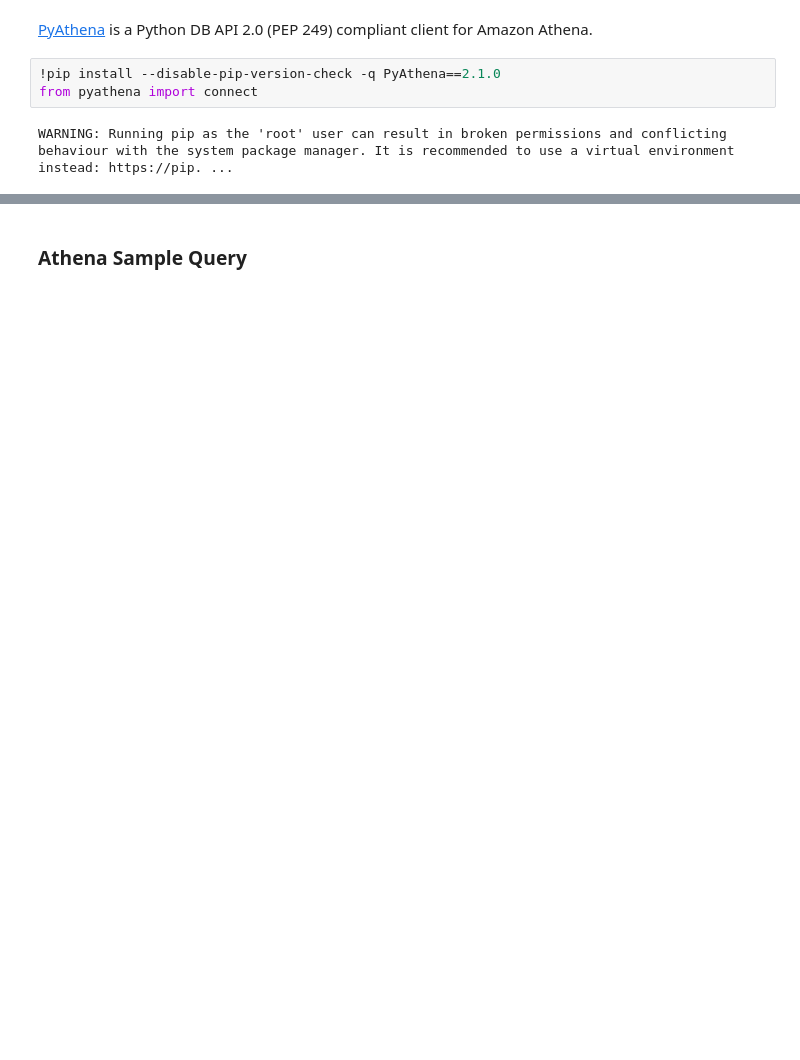
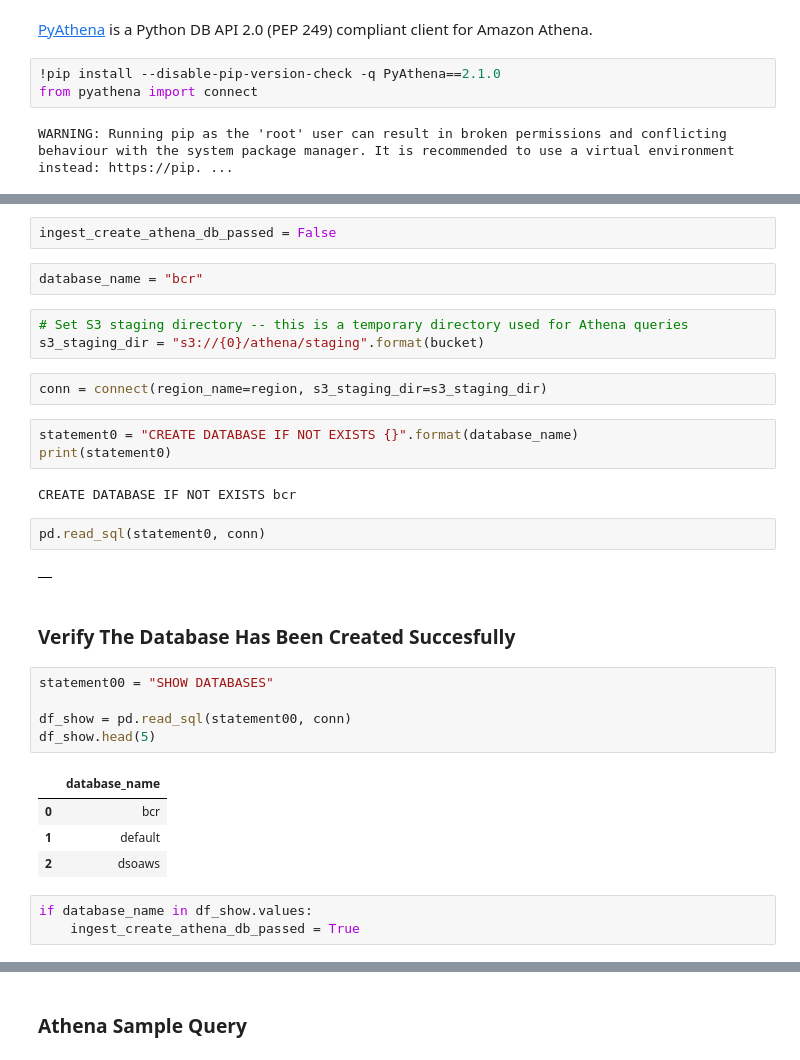
Before and after one commit to bearnest21/Identification-of-Acute-Myeloid-Leukemia-through-ML, a Jupyter notebook: ADS50801_Project_GR.ipynb, the cells around one changed output, grey strips where cells are left out. Cells and saved outputs as stored; diff of their text form; blank space fills up the shorter version.

```diff
--- a/ADS50801_Project_GR.ipynb
+++ b/ADS50801_Project_GR.ipynb
@@ -172,0 +142,33 @@ else:
+# %%
+ingest_create_athena_db_passed = False
+# %%
+database_name = "bcr"
+# %%
+# Set S3 staging directory -- this is a temporary directory used for Athena queries
+s3_staging_dir = "s3://{0}/athena/staging".format(bucket)
+# %%
+conn = connect(region_name=region, s3_staging_dir=s3_staging_dir)
+# %%
+statement0 = "CREATE DATABASE IF NOT EXISTS {}".format(database_name)
+print(statement0)
+# %% [output]
+CREATE DATABASE IF NOT EXISTS bcr
+# %%
+pd.read_sql(statement0, conn)
+# %% [output]
+|  |
+# %% [markdown]
+### Verify The Database Has Been Created Succesfully
+# %%
+statement00 = "SHOW DATABASES"
+
+df_show = pd.read_sql(statement00, conn)
+df_show.head(5)
+# %% [output]
+|  | database_name |
+| 0 | bcr |
+| 1 | default |
+| 2 | dsoaws |
+# %%
+if database_name in df_show.values:
+    ingest_create_athena_db_passed = True
```
Also changed, not shown: parts of 25 cells of this notebook.
